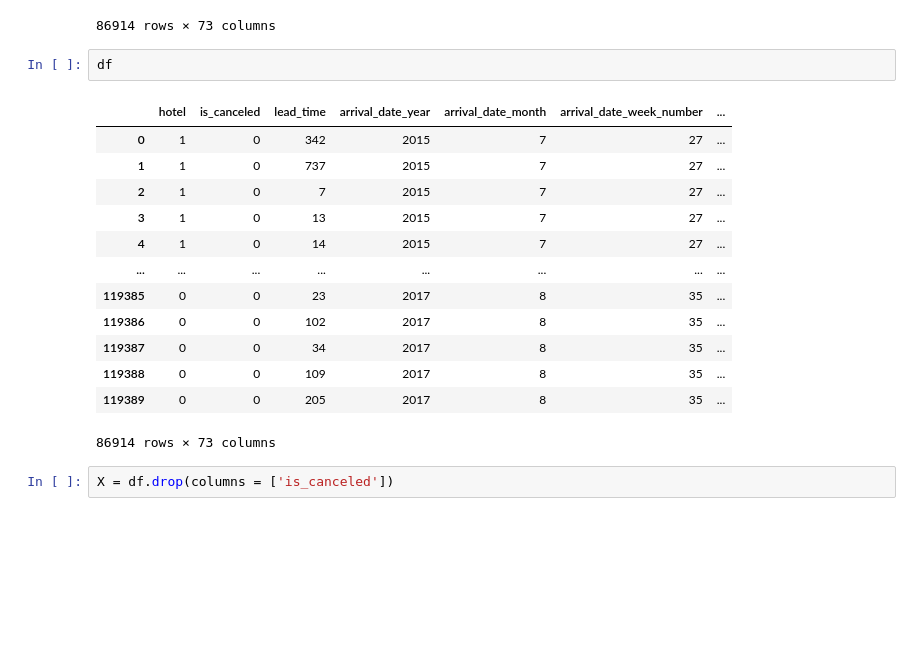
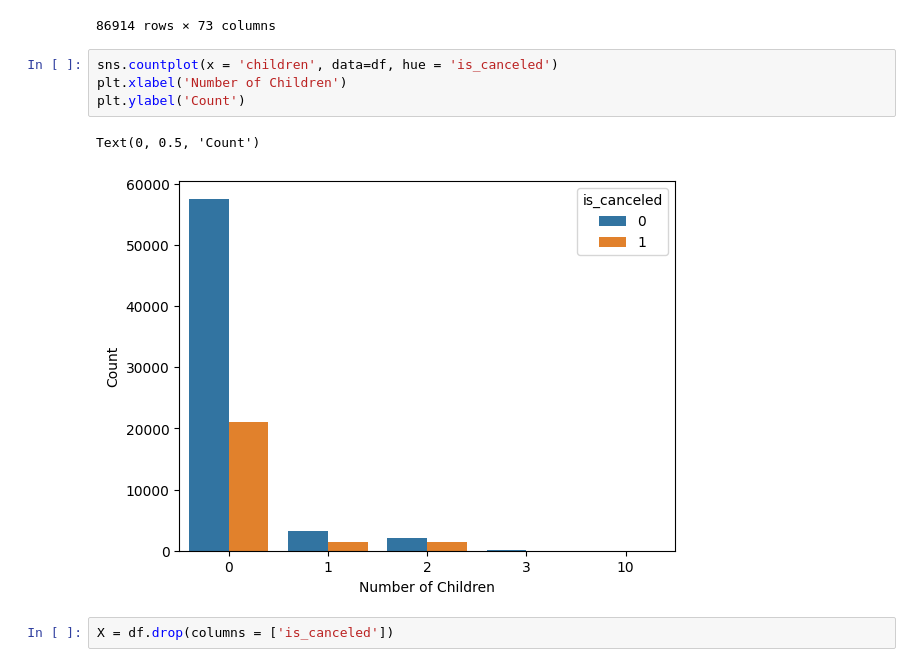
Before and after one commit to rkathro/3162-Final-Project, a Jupyter notebook: Final Project Code.ipynb, the cells around one changed output. Cells and saved outputs as stored; diff of their text form; blank space fills up the shorter version.

Commit message:
added data visualization

```diff
--- a/Final Project Code.ipynb
+++ b/Final Project Code.ipynb
@@ -176,22 +176,13 @@ df
 | 119388 | 0 | 0 | 109 | 2017 | 8 | 35 | ... |
 | 119389 | 0 | 0 | 205 | 2017 | 8 | 35 | ... |
 86914 rows × 73 columns
-# %%
-df
-# %% [output]
-|  | hotel | is_canceled | lead_time | arrival_date_year | arrival_date_month | arrival_date_week_number | ... |
-| 0 | 1 | 0 | 342 | 2015 | 7 | 27 | ... |
-| 1 | 1 | 0 | 737 | 2015 | 7 | 27 | ... |
-| 2 | 1 | 0 | 7 | 2015 | 7 | 27 | ... |
-| 3 | 1 | 0 | 13 | 2015 | 7 | 27 | ... |
-| 4 | 1 | 0 | 14 | 2015 | 7 | 27 | ... |
-| ... | ... | ... | ... | ... | ... | ... | ... |
-| 119385 | 0 | 0 | 23 | 2017 | 8 | 35 | ... |
-| 119386 | 0 | 0 | 102 | 2017 | 8 | 35 | ... |
-| 119387 | 0 | 0 | 34 | 2017 | 8 | 35 | ... |
-| 119388 | 0 | 0 | 109 | 2017 | 8 | 35 | ... |
-| 119389 | 0 | 0 | 205 | 2017 | 8 | 35 | ... |
-86914 rows × 73 columns
+# %%
+sns.countplot(x = 'children', data=df, hue = 'is_canceled')
+plt.xlabel('Number of Children')
+plt.ylabel('Count')
+# %% [output]
+Text(0, 0.5, 'Count')
+[figure, added]
 # %%
 X = df.drop(columns = ['is_canceled'])
 # %%
```
Also changed, not shown: parts of 4 cells of this notebook.
